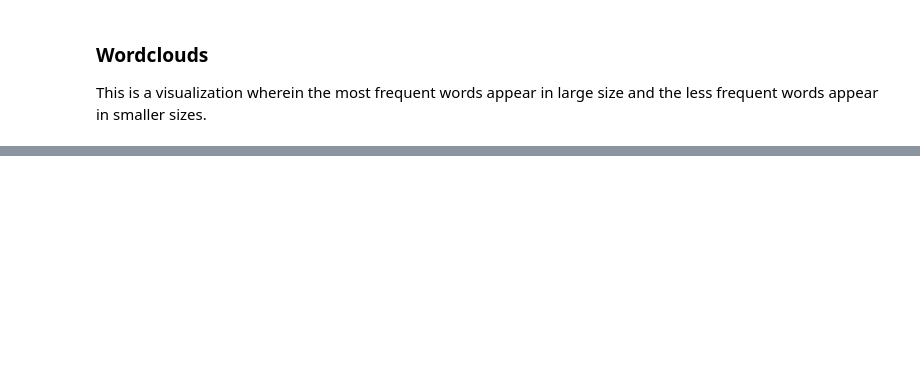
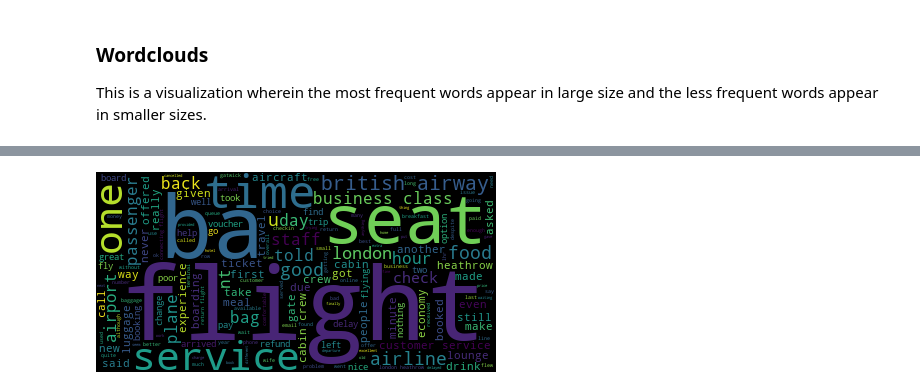
Before and after one commit to sabirinID/British-Airways-Data-Science-Virtual-Internship, a Jupyter notebook: Files/1-Web scraping to gain company insights/Data Analysis.ipynb, the cells around one changed output, grey strips where cells are left out. Cells and saved outputs as stored; diff of their text form; code cells hidden in the pictures; blank space fills up the shorter version.

```diff
--- a/Files/1-Web scraping to gain company insights/Data Analysis.ipynb
+++ b/Files/1-Web scraping to gain company insights/Data Analysis.ipynb
@@ -242,0 +282,5 @@ plt.show()
+# %%
+# Visualize the word cloud
+wordcloud.to_image()
+# %% [output]
+[figure, added]
```
Also changed, not shown: parts of 9 cells of this notebook.
